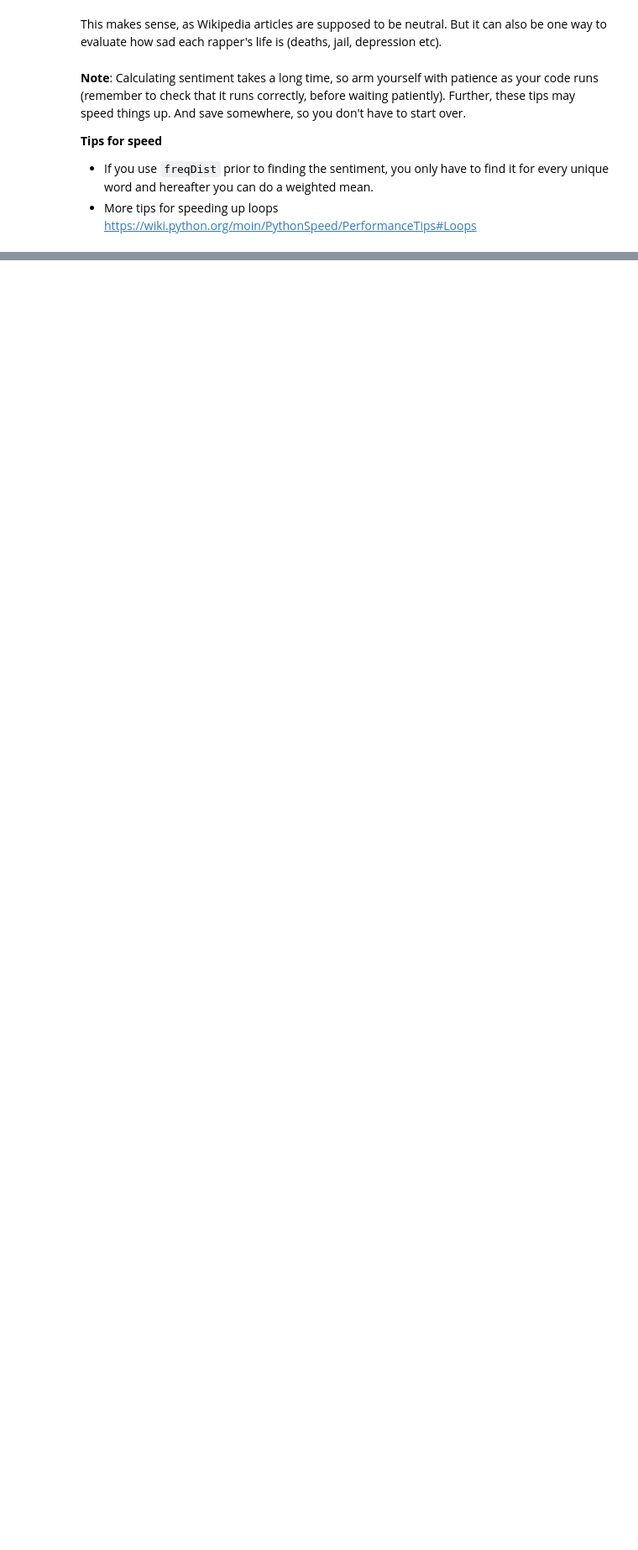
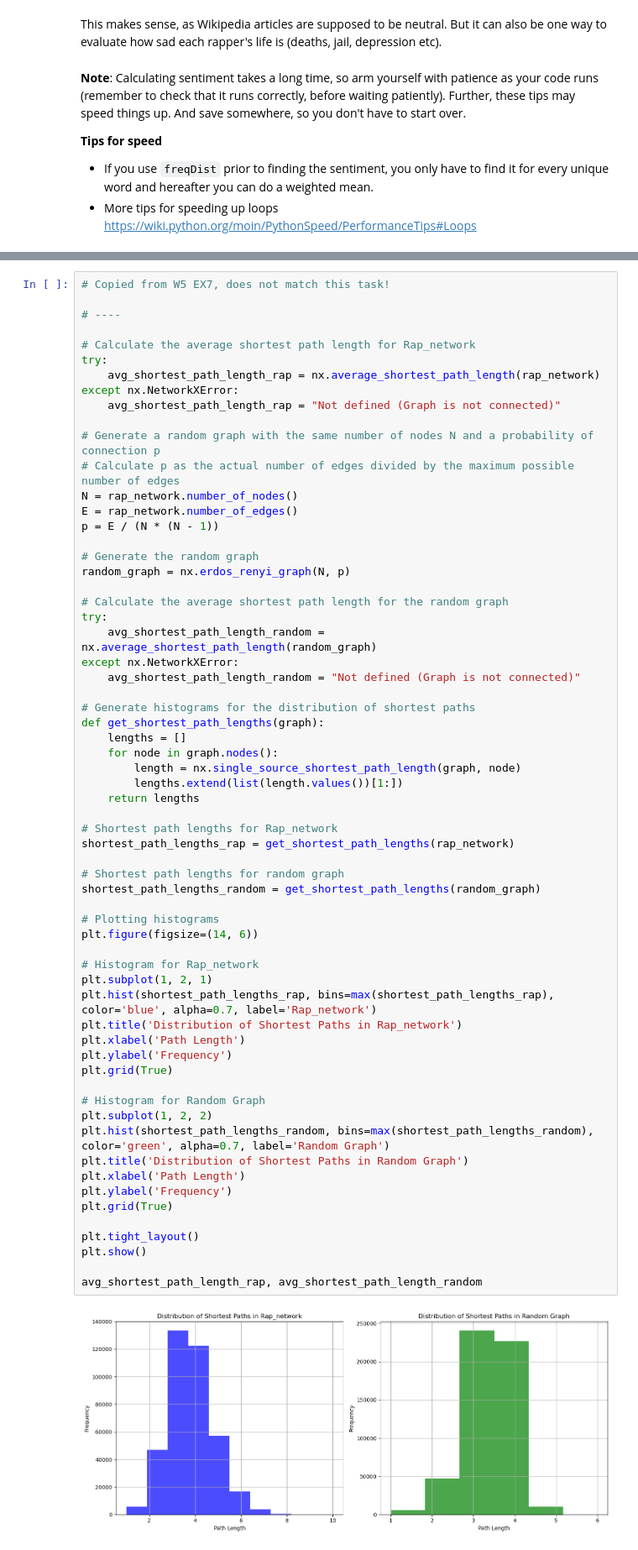
Before and after one commit to jereml99/socialgraphs2023, a Jupyter notebook: lectures/Madis/Week8.ipynb, the cells around one changed output, grey strips where cells are left out. Shown at 84% size. Drawn from its saved outputs; the diff is of its cells as text; blank space fills up the shorter version.

```diff
--- a/lectures/Madis/Week8.ipynb
+++ b/lectures/Madis/Week8.ipynb
@@ -327,0 +403,65 @@ Comment: The "label shuffling technique" is incredibly useful. It may turn out t
+# %%
+# Copied from W5 EX7, does not match this task!
+
+# ----
+
+# Calculate the average shortest path length for Rap_network
+try:
+    avg_shortest_path_length_rap = nx.average_shortest_path_length(rap_network)
+except nx.NetworkXError:
+    avg_shortest_path_length_rap = "Not defined (Graph is not connected)"
+
+# Generate a random graph with the same number of nodes N and a probability of connection p
+# Calculate p as the actual number of edges divided by the maximum possible number of edges
+N = rap_network.number_of_nodes()
+E = rap_network.number_of_edges()
+p = E / (N * (N - 1))
+
+# Generate the random graph
+random_graph = nx.erdos_renyi_graph(N, p)
+
+# Calculate the average shortest path length for the random graph
+try:
+    avg_shortest_path_length_random = nx.average_shortest_path_length(random_graph)
+except nx.NetworkXError:
+    avg_shortest_path_length_random = "Not defined (Graph is not connected)"
+
+# Generate histograms for the distribution of shortest paths
+def get_shortest_path_lengths(graph):
+    lengths = []
+    for node in graph.nodes():
+        length = nx.single_source_shortest_path_length(graph, node)
+        lengths.extend(list(length.values())[1:])
+    return lengths
+
+# Shortest path lengths for Rap_network
+shortest_path_lengths_rap = get_shortest_path_lengths(rap_network)
+
+# Shortest path lengths for random graph
+shortest_path_lengths_random = get_shortest_path_lengths(random_graph)
+
+# Plotting histograms
+plt.figure(figsize=(14, 6))
+
+# Histogram for Rap_network
+plt.subplot(1, 2, 1)
+plt.hist(shortest_path_lengths_rap, bins=max(shortest_path_lengths_rap), color='blue', alpha=0.7, label='Rap_network')
+plt.title('Distribution of Shortest Paths in Rap_network')
+plt.xlabel('Path Length')
+plt.ylabel('Frequency')
+plt.grid(True)
+
+# Histogram for Random Graph
+plt.subplot(1, 2, 2)
+plt.hist(shortest_path_lengths_random, bins=max(shortest_path_lengths_random), color='green', alpha=0.7, label='Random Graph')
+plt.title('Distribution of Shortest Paths in Random Graph')
+plt.xlabel('Path Length')
+plt.ylabel('Frequency')
+plt.grid(True)
+
+plt.tight_layout()
+plt.show()
+
+avg_shortest_path_length_rap, avg_shortest_path_length_random
+# %% [output]
+[figure, added]
```
Also changed, not shown: parts of 13 cells of this notebook.
